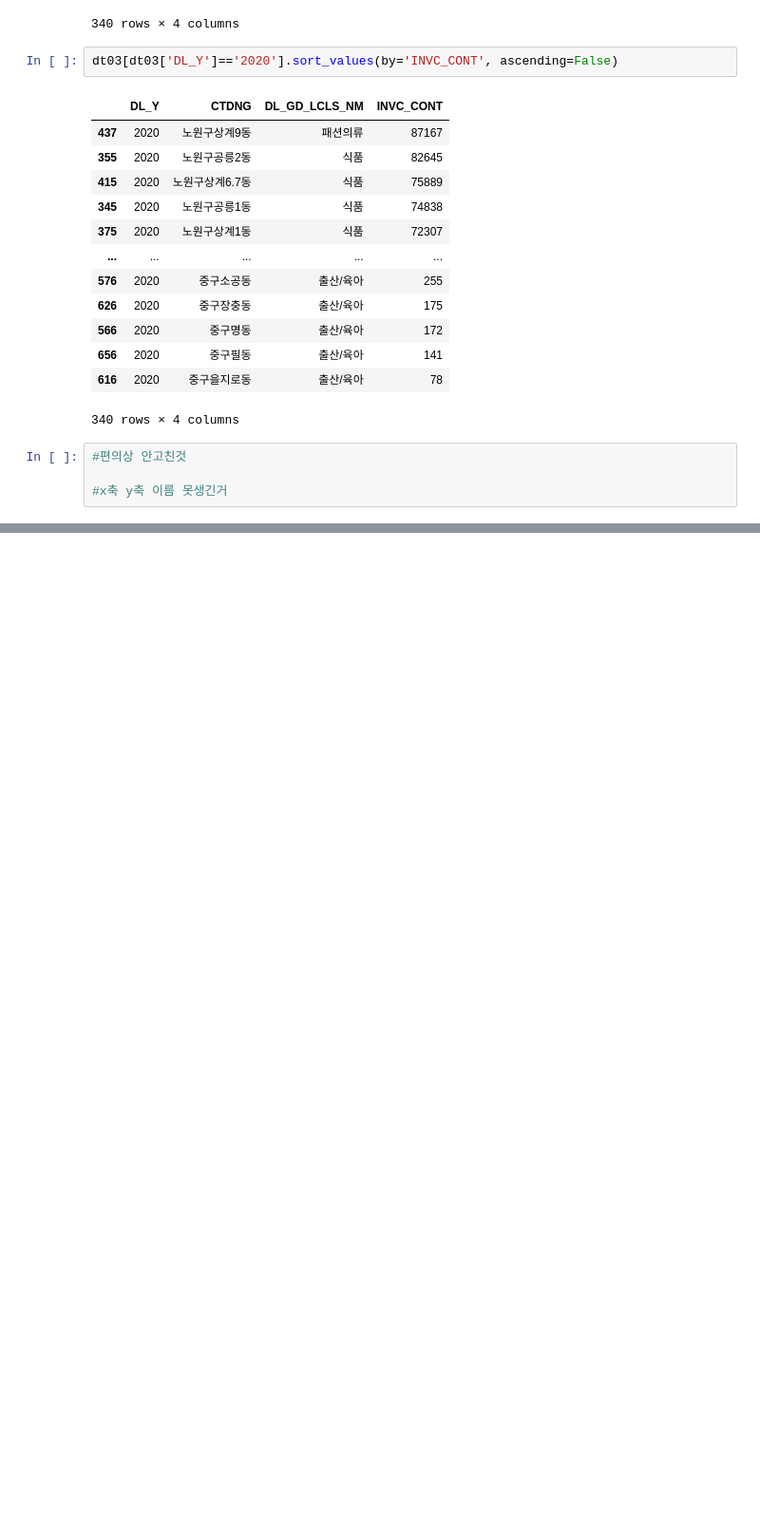
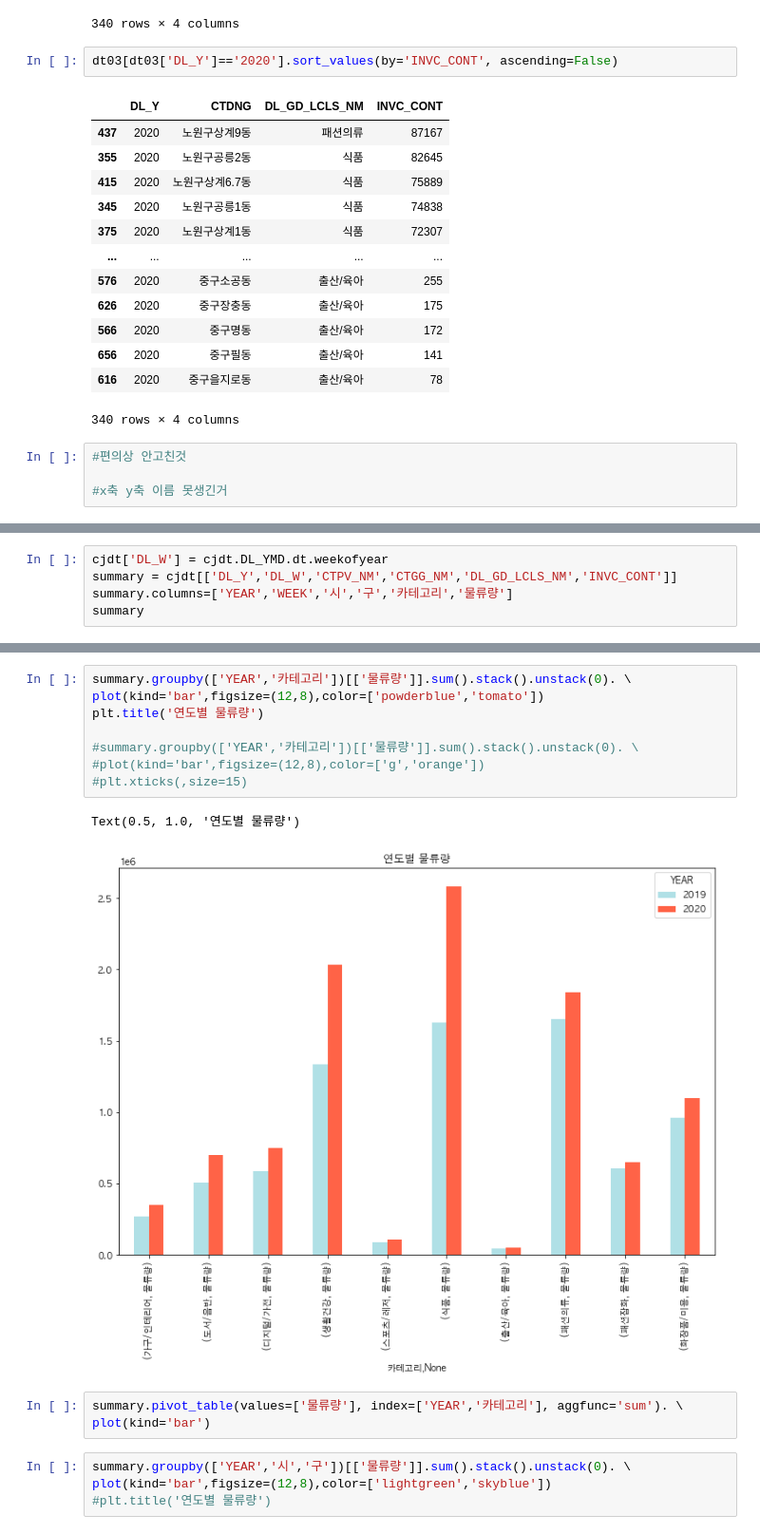
Before and after one commit to leechungpa/mcube, a Jupyter notebook: code/eda/5_cj_01.ipynb, the cells around one changed output, grey strips where cells are left out. Shown: that part at 95% size. Drawn from its saved outputs; the diff is of its cells as text; blank space fills up the shorter version.

```diff
--- a/code/eda/5_cj_01.ipynb
+++ b/code/eda/5_cj_01.ipynb
@@ -539,0 +561,5 @@ dt03[dt03['DL_Y']=='2020'].sort_values(by='INVC_CONT', ascending=False)
+# %%
+cjdt['DL_W'] = cjdt.DL_YMD.dt.weekofyear
+summary = cjdt[['DL_Y','DL_W','CTPV_NM','CTGG_NM','DL_GD_LCLS_NM','INVC_CONT']]
+summary.columns=['YEAR','WEEK','시','구','카테고리','물류량']
+summary
@@ -539,0 +580,18 @@ dt03[dt03['DL_Y']=='2020'].sort_values(by='INVC_CONT', ascending=False)
+# %%
+summary.groupby(['YEAR','카테고리'])[['물류량']].sum().stack().unstack(0). \
+plot(kind='bar',figsize=(12,8),color=['powderblue','tomato'])
+plt.title('연도별 물류량')
+
+#summary.groupby(['YEAR','카테고리'])[['물류량']].sum().stack().unstack(0). \
+#plot(kind='bar',figsize=(12,8),color=['g','orange'])
+#plt.xticks(,size=15)
+# %% [output]
+Text(0.5, 1.0, '연도별 물류량')
+[figure, added]
+# %%
+summary.pivot_table(values=['물류량'], index=['YEAR','카테고리'], aggfunc='sum'). \
+plot(kind='bar')
+# %%
+summary.groupby(['YEAR','시','구'])[['물류량']].sum().stack().unstack(0). \
+plot(kind='bar',figsize=(12,8),color=['lightgreen','skyblue'])
+#plt.title('연도별 물류량')
```
Also changed, not shown: parts of 4 cells of this notebook, 2 other files.
